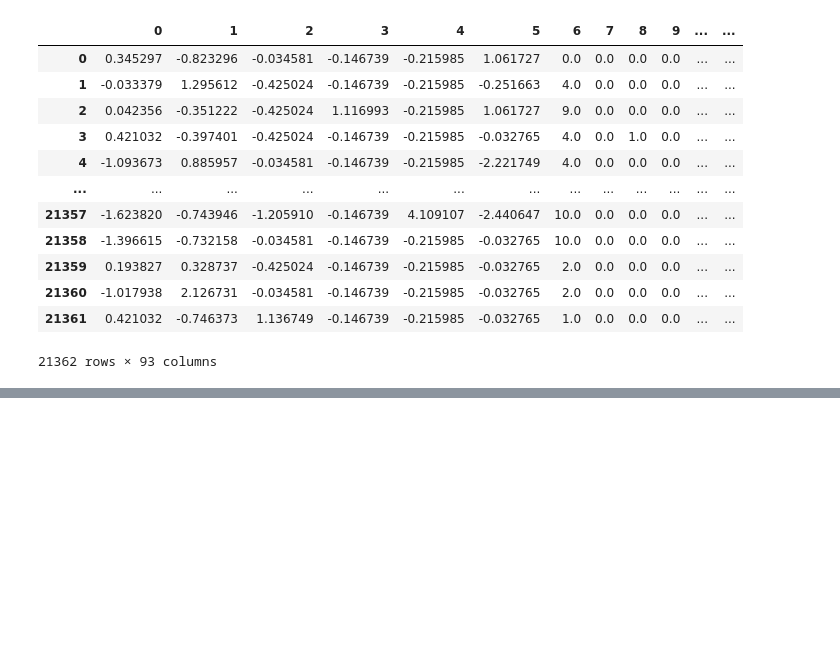
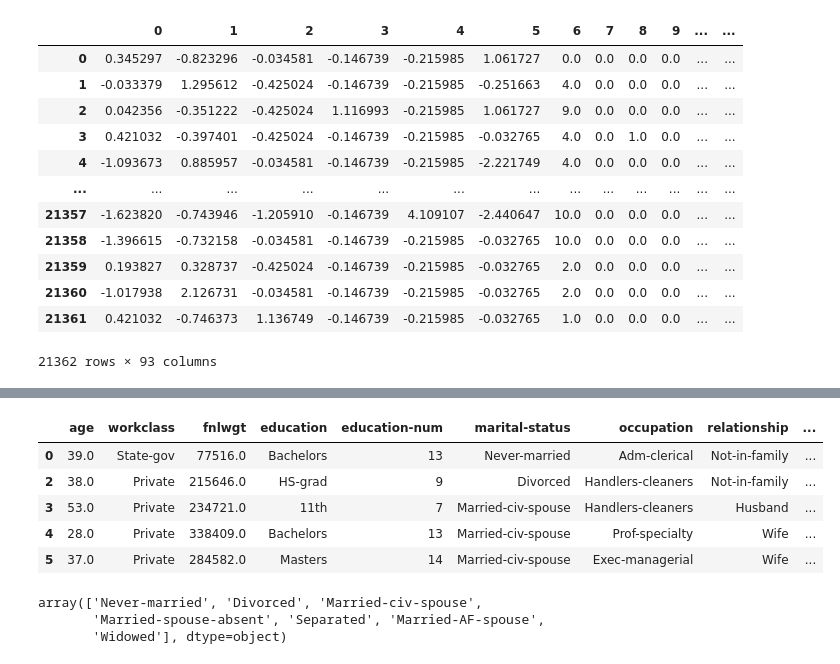
Before and after one commit to srinivaspadhy123/adult_census, a Jupyter notebook: experiment/experiment.ipynb, the cells around one changed output, grey strips where cells are left out. Cells and saved outputs as stored; diff of their text form; code cells hidden in the pictures; blank space fills up the shorter version.

```diff
--- a/experiment/experiment.ipynb
+++ b/experiment/experiment.ipynb
@@ -605,0 +611,15 @@ print(report)
+# %%
+df_copy.head()
+# %% [output]
+|  | age | workclass | fnlwgt | education | education-num | marital-status | occupation | relationship | ... |
+| 0 | 39.0 | State-gov | 77516.0 | Bachelors | 13 | Never-married | Adm-clerical | Not-in-family | ... |
+| 2 | 38.0 | Private | 215646.0 | HS-grad | 9 | Divorced | Handlers-cleaners | Not-in-family | ... |
+| 3 | 53.0 | Private | 234721.0 | 11th | 7 | Married-civ-spouse | Handlers-cleaners | Husband | ... |
+| 4 | 28.0 | Private | 338409.0 | Bachelors | 13 | Married-civ-spouse | Prof-specialty | Wife | ... |
+| 5 | 37.0 | Private | 284582.0 | Masters | 14 | Married-civ-spouse | Exec-managerial | Wife | ... |
+# %%
+df_copy['marital-status'].unique()
+# %% [output]
+array(['Never-married', 'Divorced', 'Married-civ-spouse',
+       'Married-spouse-absent', 'Separated', 'Married-AF-spouse',
+       'Widowed'], dtype=object)
```
Also changed, not shown: parts of 8 cells of this notebook, 18 other files.
